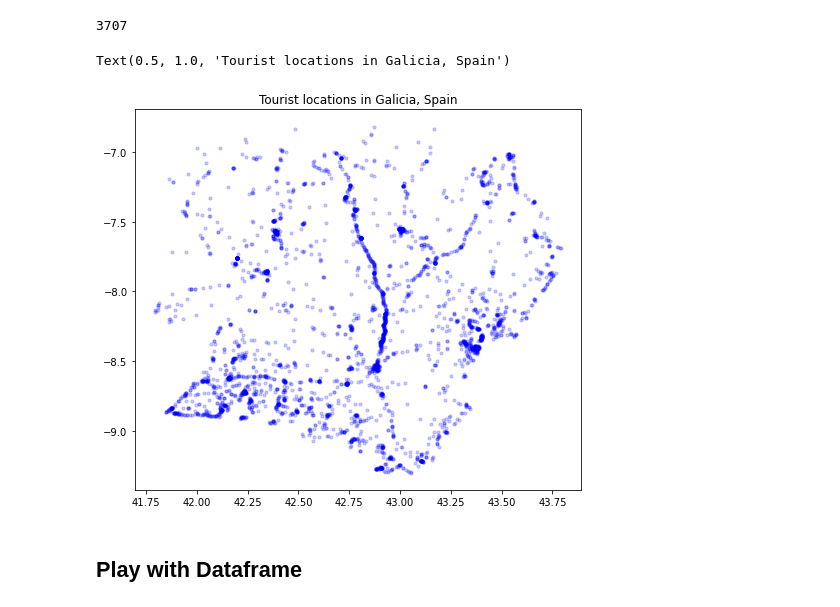
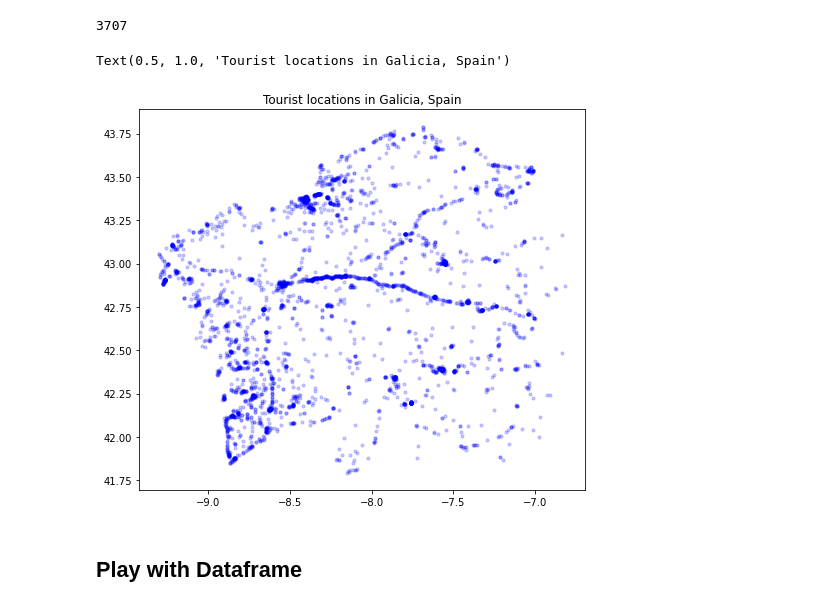
Before and after one commit to floriandotpy/fire-tourism, a Jupyter notebook: tourism_spain.ipynb, the cells around one changed output. Saved outputs shown, nothing was run; the diff lists cells and outputs as text; code cells hidden in the pictures.

```diff
--- a/tourism_spain.ipynb
+++ b/tourism_spain.ipynb
@@ -19,13 +19,13 @@ len(lats)
 # %%
 # Snippet inspired by examples on
 # https://towardsdatascience.com/easy-steps-to-plot-geographic-data-on-a-map-python-11217859a2db
 fig, ax = plt.subplots(figsize = (8,7))
-ax.scatter(lats, lons, zorder=1, alpha= 0.2, c='b', s=10)
+ax.scatter(lons, lats, zorder=1, alpha= 0.2, c='b', s=10)
 ax.set_title('Tourist locations in Galicia, Spain')
 # ax.imshow(ruh_m, zorder=0, extent = BBox, aspect= 'equal')
 # %% [output]
 Text(0.5, 1.0, 'Tourist locations in Galicia, Spain')
-[figure, old version]
+[figure, new version]
 # %% [markdown]
 ## Play with Dataframe
 # %%
```
Also changed, not shown: parts of 1 cell of this notebook.
